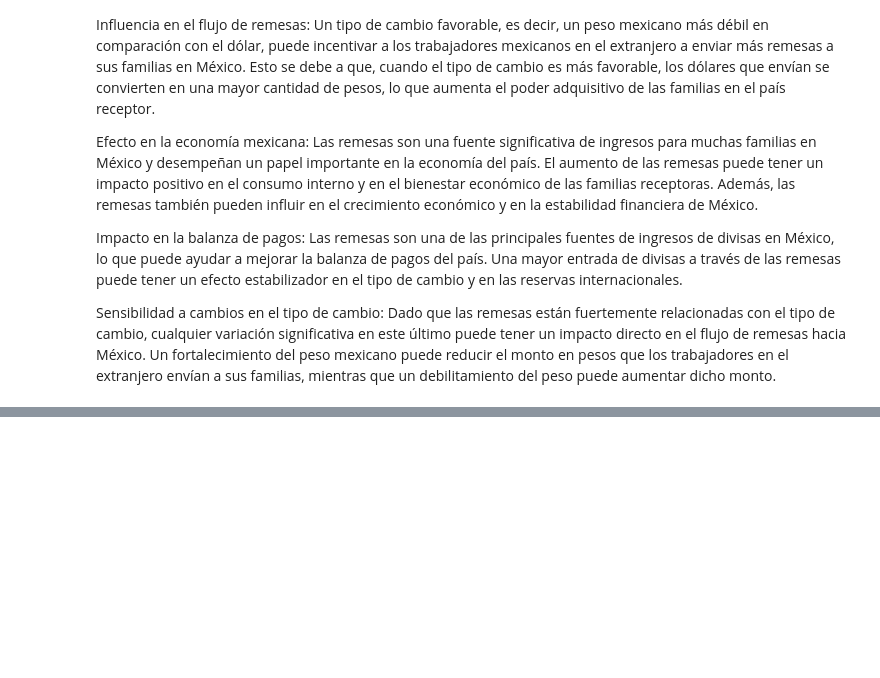
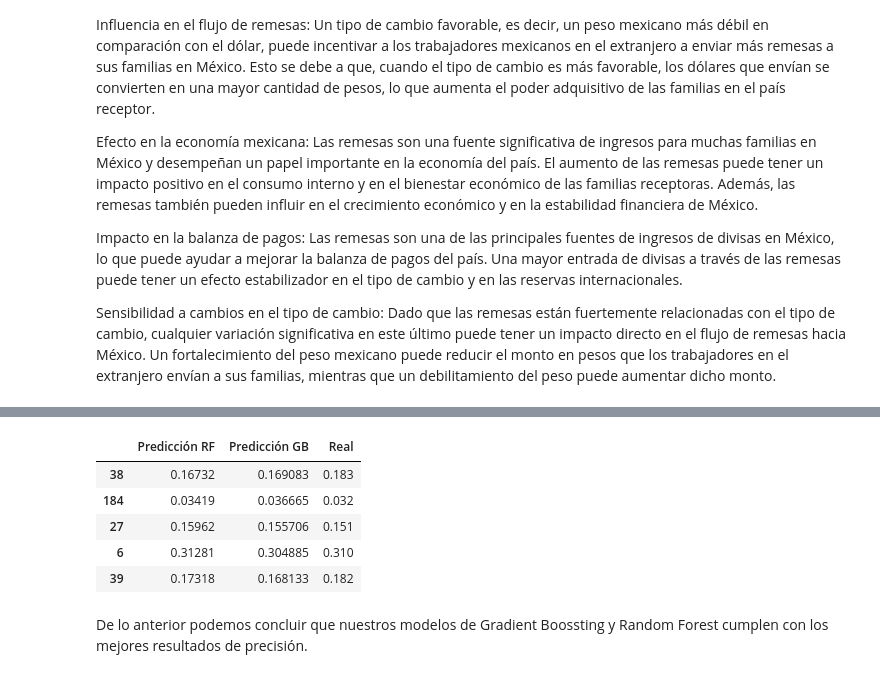
Before and after one commit to erickgt00/Datos-Masivos, a Jupyter notebook: ProyectoFinal.ipynb, the cells around one changed output, grey strips where cells are left out. Saved outputs shown, nothing was run; the diff lists cells and outputs as text; code cells hidden in the pictures; blank space fills up the shorter version.

```diff
--- a/ProyectoFinal.ipynb
+++ b/ProyectoFinal.ipynb
@@ -300,0 +205,8 @@ Sensibilidad a cambios en el tipo de cambio: Dado que las remesas están fuertem
+# %%
+# Comparación de resultados
+print("Resultados de los modelos:")
+for name, result in results.items():
+    print(f"{name}:")
+    print(f"  MSE: {result['MSE']}")
+    print(f"  R2 Score: {result['R2 Score']}")
+    print()
@@ -300,0 +240,10 @@ Sensibilidad a cambios en el tipo de cambio: Dado que las remesas están fuertem
+# %%
+predictions = pd.DataFrame({'Real': y_test})
+
+# Hacer las predicciones para cada modelo y agregarlas a la tabla
+for name, model in models.items():
+    model.fit(X_train, y_train)
+    y_pred = model.predict(X_test)
+    predictions[name] = y_pred
+
+print(predictions)
@@ -300,0 +268,4 @@ Sensibilidad a cambios en el tipo de cambio: Dado que las remesas están fuertem
+# %%
+Real=pd.DataFrame(y_test)
+Real.columns = ["Real"]
+Real.head()
@@ -300,0 +279,6 @@ Sensibilidad a cambios en el tipo de cambio: Dado que las remesas están fuertem
+# %%
+predictions=pd.DataFrame(predictions)
+rf = predictions['Random Forest']
+gb = predictions['Gradient Boosting']
+predictions_mejores = pd.DataFrame({'Predicción RF': rf, 'Predicción GB': gb})
+predictions_mejores.head()
@@ -300,0 +292,13 @@ Sensibilidad a cambios en el tipo de cambio: Dado que las remesas están fuertem
+# %%
+RealPredictions=pd.concat([predictions_mejores,Real],axis=1)
+RealPredictions=pd.DataFrame(RealPredictions)
+RealPredictions.head()
+# %% [output]
+|  | Predicción RF | Predicción GB | Real |
+| 38 | 0.16732 | 0.169083 | 0.183 |
+| 184 | 0.03419 | 0.036665 | 0.032 |
+| 27 | 0.15962 | 0.155706 | 0.151 |
+| 6 | 0.31281 | 0.304885 | 0.310 |
+| 39 | 0.17318 | 0.168133 | 0.182 |
+# %% [markdown]
+De lo anterior podemos concluir que nuestros modelos de Gradient Boossting y Random Forest cumplen con los mejores resultados de precisión.
```
Also changed, not shown: parts of 11 cells of this notebook.
